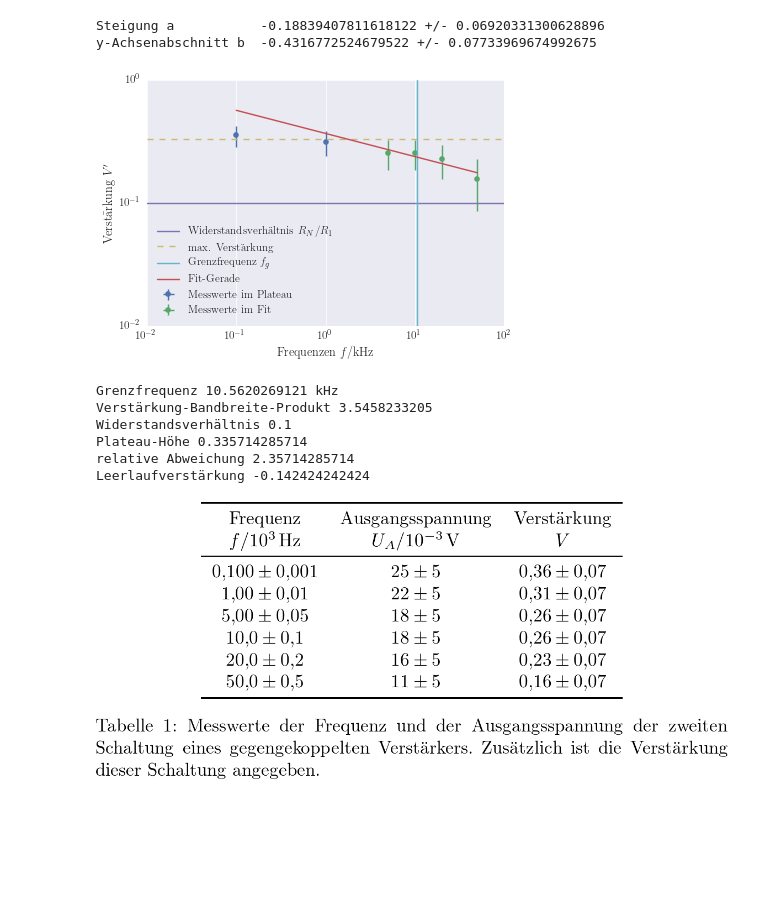
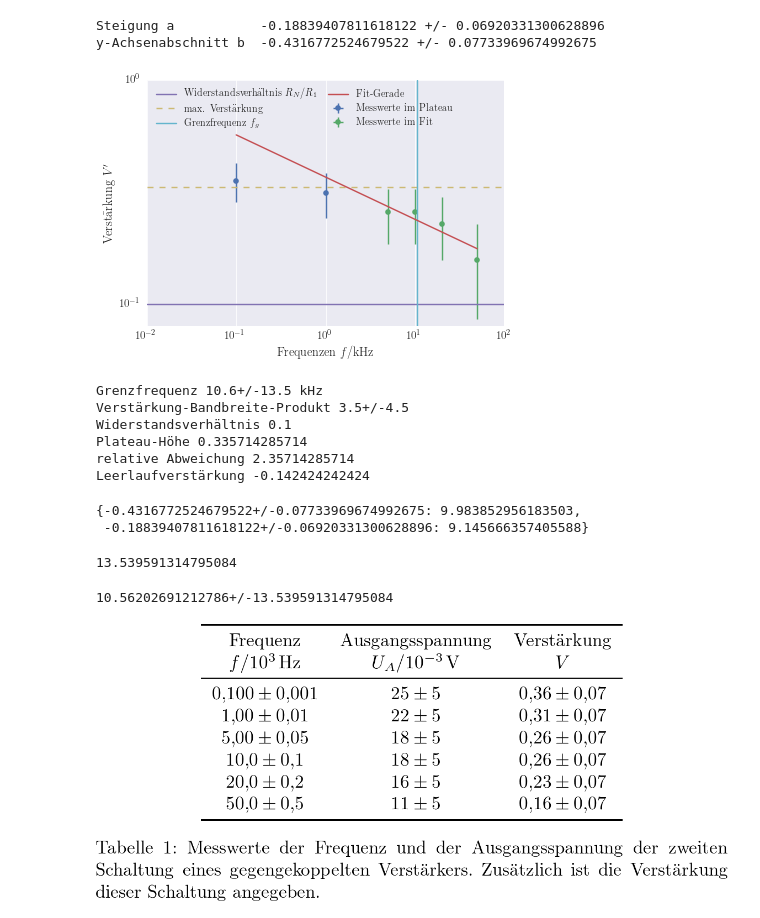
Before and after one commit to LuckyJosh/PhysikFP2015, a Jupyter notebook: 05_Operationsvertaerker[ ]/Python/Auswertung.ipynb, the cells around one changed output. Cells and saved outputs as stored; diff of their text form; code cells hidden in the pictures; blank space fills up the shorter version.

```diff
--- a/05_Operationsvertaerker[ ]/Python/Auswertung.ipynb
+++ b/05_Operationsvertaerker[ ]/Python/Auswertung.ipynb
@@ -375,40 +381,42 @@ y-Achsenabschnitt b  -0.4316772524679522 +/- 0.07733969674992675
 # %%
 fig,ax = plt.subplots()
 ax.set_xlabel(axis_label("Frequenzen", "f", "kHz"))
 ax.set_ylabel(axis_label("Verstärkung", "V^{\prime}"))
 
 ax.set_xscale("log")
 ax.set_yscale("log")
 
+ax.set_ylim(0.08,1.0)
+
 plateau = np.mean(noms(degenerative_amplifier_2["V"][:2]))
 plateau_sq2 = plateau/np.sqrt(2)
-frequency_limit = sp.optimize.fsolve(lambda x:x**noms(param_a) * 10**noms(param_b) - plateau_sq2,x0=1)
+frequency_limit = (plateau_sq2/10**param_b)**(1/param_a) #sp.optimize.fsolve(lambda x:x**noms(param_a) * 10**noms(param_b) - plateau_sq2,x0=1)
 
 errorbar(degenerative_amplifier_2["f"][:2],degenerative_amplifier_2["V"][:2],
         marker="o", linestyle="", ax=ax, label="Messwerte im Plateau")
 errorbar(degenerative_amplifier_2["f"][2:],degenerative_amplifier_2["V"][2:],
         marker="o", linestyle="", ax=ax, label="Messwerte im Fit")
 
 ax.axhline(noms(degenerative_amplifier_resistors["RN"][1]/degenerative_amplifier_resistors["R1"][1]),
            label="Widerstandsverhältnis $R_N/R_1$",color=colors[3])
 
 ax.axhline(plateau, label="max. Verstärkung",linestyle="dashed",color=colors[4])
-ax.axvline(frequency_limit,color=colors[5], label="Grenzfrequenz $f_g$")
+ax.axvline(frequency_limit.n,color=colors[5], label="Grenzfrequenz $f_g$")
 
 
 ylim = ax.get_ylim()
 ylim_mask = (y>ylim[0])&(y<ylim[1])
 
 ax.plot(x[ylim_mask],y[ylim_mask],label="Fit-Gerade")
-ax.legend(loc="lower left")
+ax.legend(loc="upper left", ncol=2, columnspacing=1.2, fontsize=10)
 fig.savefig(path_graphics+"Gegengekoppelter_Verstaerker_2.pdf")
 # %% [output]
-[figure, old version]
+[figure, new version]
 # %%
-f_2 = frequency_limit[0]
-Vf_2 = frequency_limit[0] * plateau
-print("Grenzfrequenz", frequency_limit[0], "kHz")
-print("Verstärkung-Bandbreite-Produkt",frequency_limit[0] * plateau)
+f_2 = frequency_limit
+Vf_2 = frequency_limit * plateau
+print("Grenzfrequenz", frequency_limit, "kHz")
+print("Verstärkung-Bandbreite-Produkt",frequency_limit * plateau)
 plateau_2 = plateau
 resistor_ratio_2 = noms(degenerative_amplifier_resistors["RN"]/degenerative_amplifier_resistors["R1"])[1]
 relative_difference_2 = abs(resistor_ratio_2- plateau_2)/resistor_ratio_2
@@ -419,12 +427,27 @@ idel_amplification_2 = noms(degenerative_amplifier_resistors["RN"] * plateau /(d
                                                               - (degenerative_amplifier_resistors["R1"] * plateau)))[1]
 print("Leerlaufverstärkung", idel_amplification_2)
 # %% [output]
-Grenzfrequenz 10.5620269121 kHz
-Verstärkung-Bandbreite-Produkt 3.5458233205
+Grenzfrequenz 10.6+/-13.5 kHz
+Verstärkung-Bandbreite-Produkt 3.5+/-4.5
 Widerstandsverhältnis 0.1
 Plateau-Höhe 0.335714285714
 relative Abweichung 2.35714285714
 Leerlaufverstärkung -0.142424242424
+# %%
+f_ec = frequency_limit.error_components()
+f_ecv = list(f_ec.values())
+f_ec
+# %% [output]
+{-0.4316772524679522+/-0.07733969674992675: 9.983852956183503,
+ -0.18839407811618122+/-0.06920331300628896: 9.145666357405588}
+# %%
+np.sqrt(f_ecv[0]**2 + f_ecv[1]**2)
+# %% [output]
+13.539591314795084
+# %%
+frequency_limit
+# %% [output]
+10.56202691212786+/-13.539591314795084
 # %%
 Tab = Table(siunitx=True,booktabs=True)
 Tab.caption("""Messwerte der Frequenz und der Ausgangsspannung der zweiten Schaltung eines gegengekoppelten Verstärkers.
```
Also changed, not shown: parts of 15 cells of this notebook, 25 other files.
